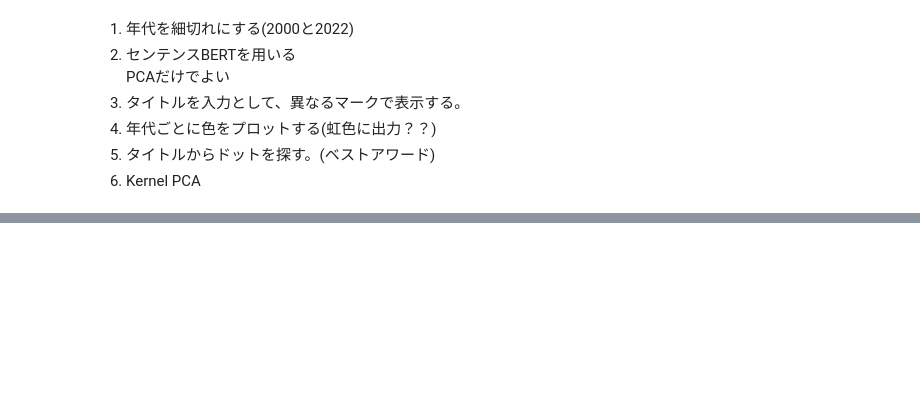
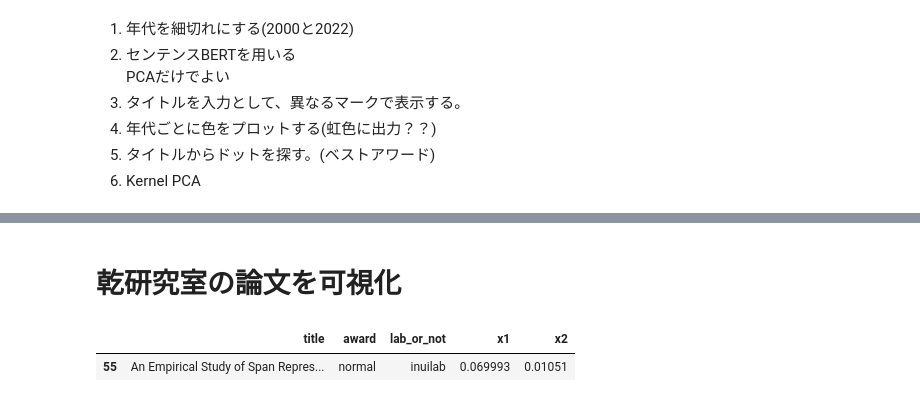
Before and after one commit to spec2/ThesisVisualizationTools, a Jupyter notebook: ACL-anthology-corpus/acl_anthology_full-text_sbert.ipynb, the cells around one changed output, grey strips where cells are left out. Saved outputs shown, nothing was run; the diff lists cells and outputs as text; code cells hidden in the pictures; blank space fills up the shorter version.

```diff
--- a/ACL-anthology-corpus/acl_anthology_full-text_sbert.ipynb
+++ b/ACL-anthology-corpus/acl_anthology_full-text_sbert.ipynb
@@ -211,0 +293,13 @@ PCAだけでよい
+# %% [markdown]
+# 乾研究室の論文を可視化
+# %%
+award_inui_lab = ['An Empirical Study of Span Representations in Argumentation Structure Parsing']
+# %%
+for index, row in pcx_2019.iterrows():
+    if (row['title'] in award_inui_lab):
+        pcx_2019.iat[index, 2] = 'inuilab'
+
+pcx_2019[pcx_2019['lab_or_not'] == 'inuilab']
+# %% [output]
+|  | title | award | lab_or_not | x1 | x2 |
+| 55 | An Empirical Study of Span Repres... | normal | inuilab | 0.069993 | 0.01051 |
```
Also changed, not shown: parts of 11 cells of this notebook, 4 other files.
